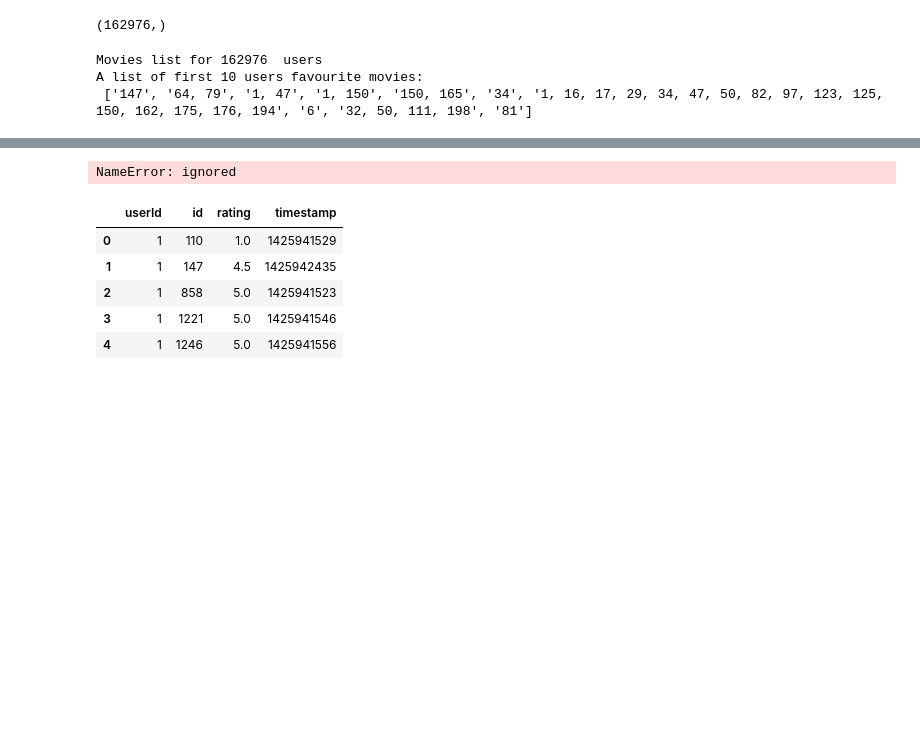
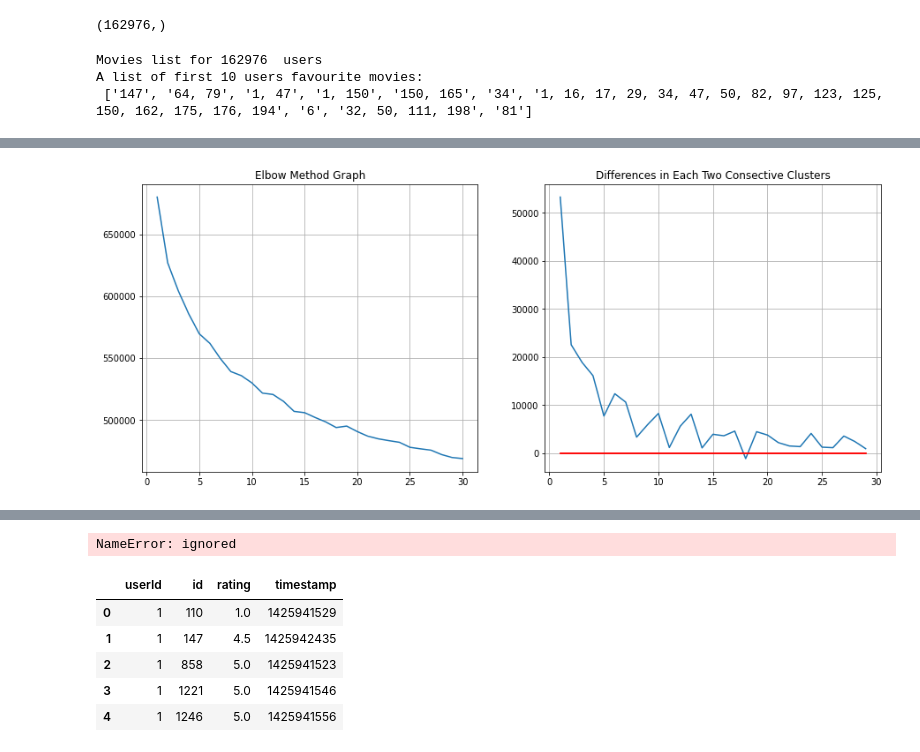
Before and after one commit to haidour18/Benchemarking-Recommender-systems-, a Jupyter notebook: Kmeans.ipynb, the cells around one changed output, grey strips where cells are left out. Drawn from its saved outputs; the diff is of its cells as text; code cells hidden in the pictures; blank space fills up the shorter version.

```diff
--- a/Kmeans.ipynb
+++ b/Kmeans.ipynb
@@ -201,0 +299,5 @@ A list of first 10 users favourite movies:
+# %%
+elbow_method.run(11, 30)
+elbow_method.showPlot(boundary = 10)
+# %% [output]
+[figure, added]
```
Also changed, not shown: parts of 19 cells of this notebook.
